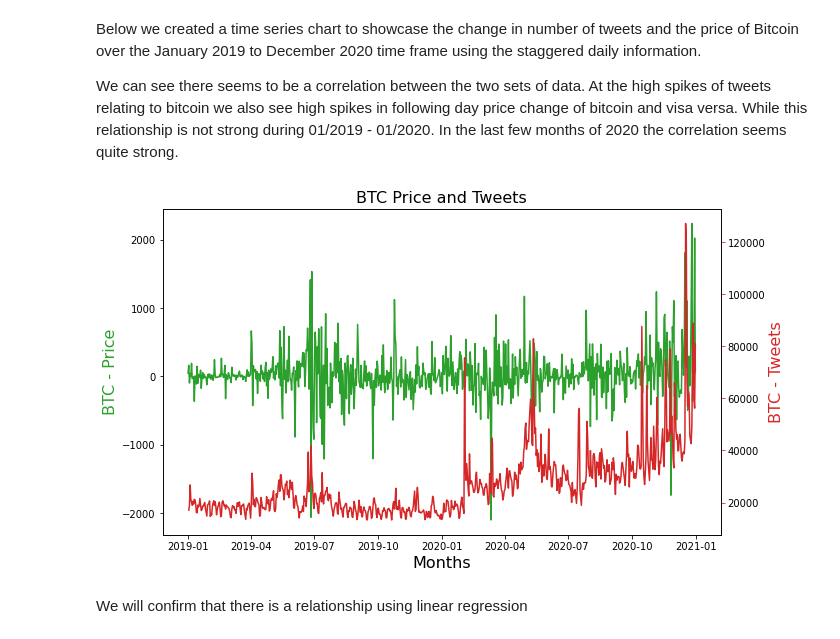
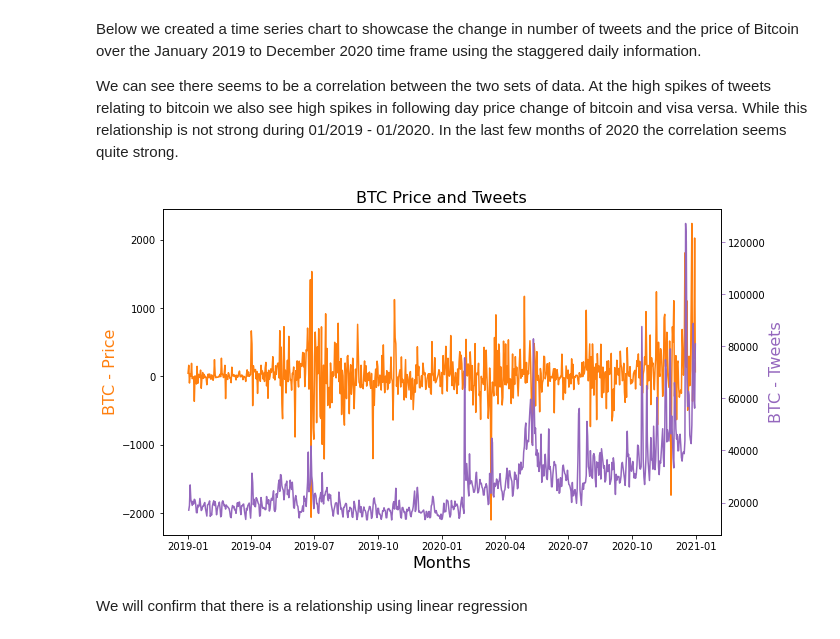
Before and after one commit to c5k1m/COGS108_Bitcoin_Data_Project, a Jupyter notebook: FinalProject_group009.ipynb, the cells around one changed output. Drawn from its saved outputs; the diff is of its cells as text; code cells hidden in the pictures.

```diff
--- a/FinalProject_group009.ipynb
+++ b/FinalProject_group009.ipynb
@@ -557,20 +533,20 @@ Below we created a time series chart to showcase the change in number of tweets
 We can see there seems to be a correlation between the two sets of data. At the high spikes of tweets relating to bitcoin we also see high spikes in following day price change of bitcoin and visa versa. While this relationship is not strong during 01/2019 - 01/2020. In the last few months of 2020 the correlation seems quite strong.
 # %%
 fig, ax1 = plt.subplots(figsize=(10,6))
-color = 'tab:green'
+color = 'tab:orange'
 ax1.set_title('BTC Price and Tweets', fontsize=16)
 ax1.set_xlabel('Months', fontsize=16)
 ax1.set_ylabel('BTC - Price', fontsize=16, color=color)
 ax2 = sns.lineplot(x ='DateTime', y ='PriceChange', data=btc_tweets_2019_2020_daily_staggered, color=color)
 ax1.tick_params(axis='y')
 ax2 = ax1.twinx()
-color = 'tab:red'
+color = 'tab:purple'
 ax2.set_ylabel('BTC - Tweets', fontsize=16, color=color)
 ax2 = sns.lineplot(x ='DateTime', y ='Tweets', data=btc_tweets_2019_2020_daily_staggered, color=color)
 ax2.tick_params(axis='y', color=color)
 plt.show()
 # %% [output]
-[figure, old version]
+[figure, new version]
 # %% [markdown]
 We will confirm that there is a relationship using linear regression
 # %%
```
Also changed, not shown: parts of 11 cells of this notebook.
